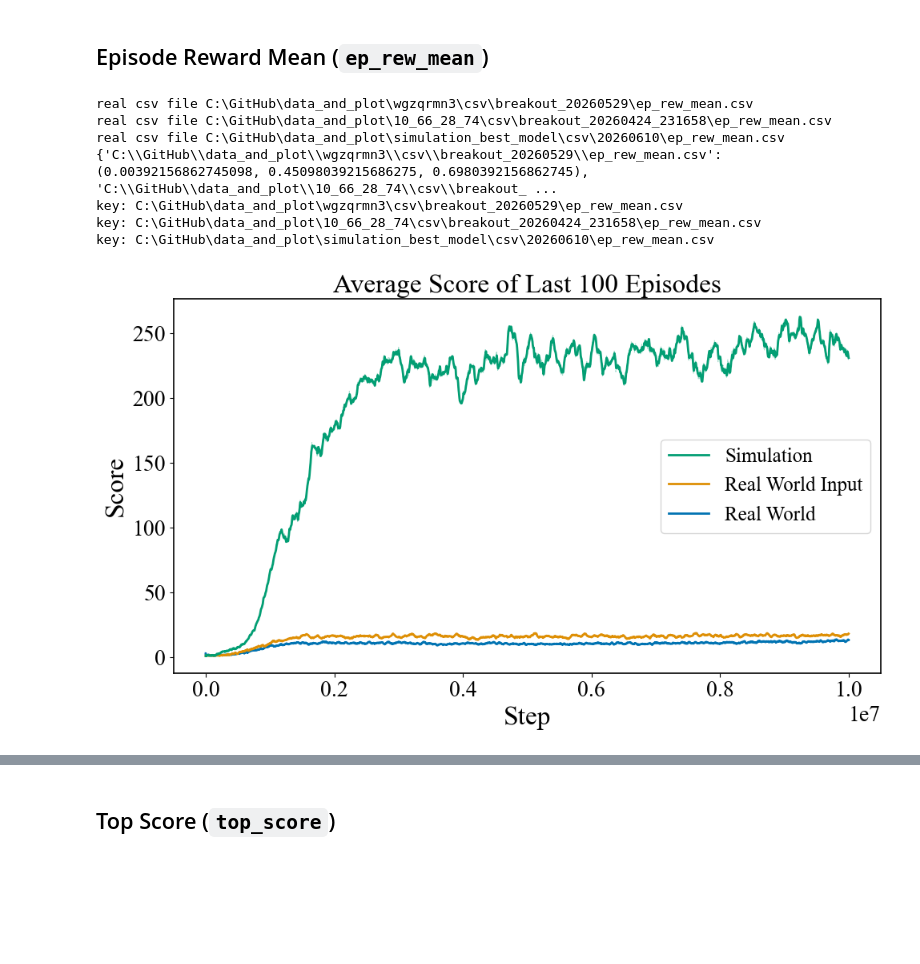
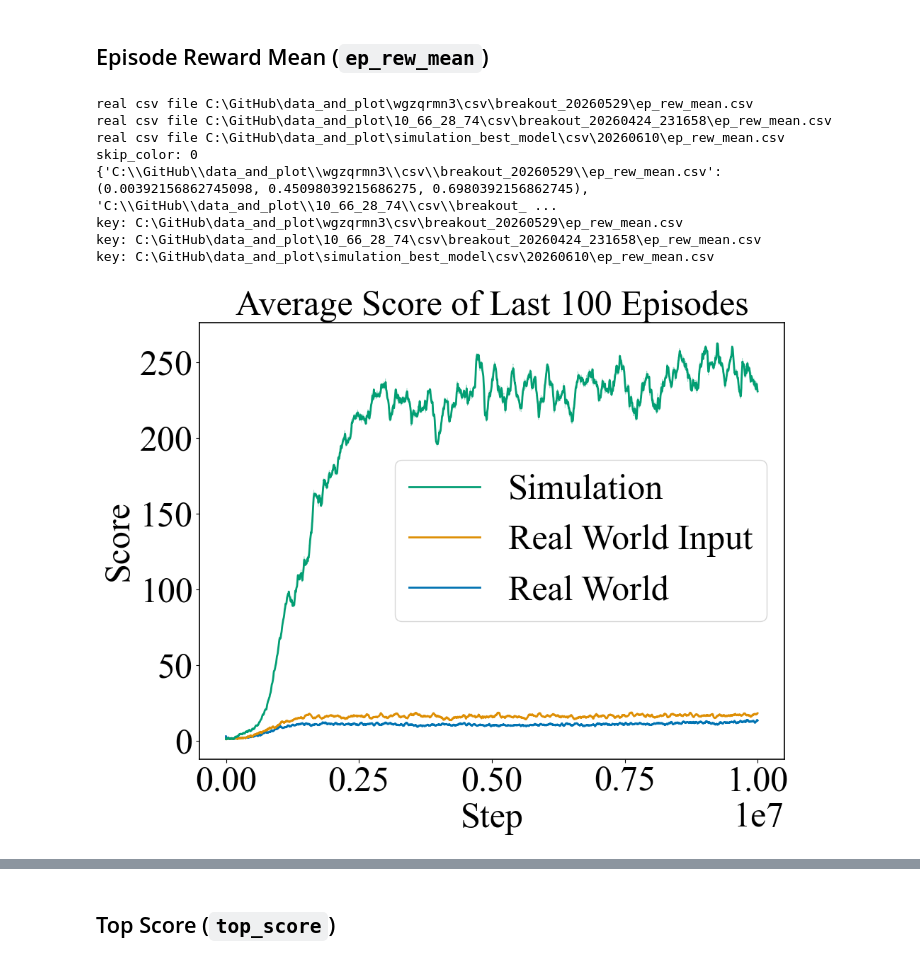
Before and after one commit to RongpingZhou/data_and_plot, a Jupyter notebook: plot.ipynb, the cells around one changed output, grey strips where cells are left out. Cells and saved outputs as stored; diff of their text form; code cells hidden in the pictures; blank space fills up the shorter version.

```diff
--- a/plot.ipynb
+++ b/plot.ipynb
@@ -234,7 +234,7 @@ def plot_rl_curves(
     x_label="Step",
     y_label="Value",
     y_lim=None,
-    figsize=(10, 6),
+    figsize=(10, 8),
     window_size=10,
     is_legend=True,
     save_path=None,
@@ -268,10 +268,10 @@ def plot_rl_curves(
         fontsize_tick:   tick label font size (default: rcParams xtick/ytick.labelsize).
     """
     # Resolve font sizes from rcParams if not provided
-    _title_fs  = fontsize_title  or plt.rcParams.get("axes.titlesize",  20)
-    _label_fs  = fontsize_label  or plt.rcParams.get("axes.labelsize",  24)
-    _legend_fs = fontsize_legend or plt.rcParams.get("legend.fontsize", 20)
-    _tick_fs   = fontsize_tick   or plt.rcParams.get("xtick.labelsize", 20)
+    _title_fs  = fontsize_title  or plt.rcParams.get("axes.titlesize",  36)
+    _label_fs  = fontsize_label  or plt.rcParams.get("axes.labelsize",  36)
+    _legend_fs = fontsize_legend or plt.rcParams.get("legend.fontsize", 36)
+    _tick_fs   = fontsize_tick   or plt.rcParams.get("xtick.labelsize", 36)
 
     # Resolve colors: use provided list, style prop_cycle, or a safe fallback
     if colors is None:
@@ -280,8 +280,14 @@ def plot_rl_curves(
                  ["red", "green", "blue", "orange", "purple", "brown"]
         color_palette='colorblind'
         # color_palette = sns.color_palette(color_palette, n_colors=len(data_dict))
+        print(f"skip_color: {skip_color}")
         color_palette = sns.color_palette(color_palette, n_colors=len(data_dict)+skip_color)
+        # print(f"type of color_palette: {type(color_palette)}")
+        # print(f"color_palette: {color_palette}")
+        # print(f"color_palette: {[color_palette[i] for i in (0, 2)]}")
+        # selected_color_palette = [color_palette[i] for i in (0, 2)]
         colors = dict(zip(data_dict, color_palette))
+        # colors = dict(zip(data_dict, selected_color_palette))
         print(colors)
     if len(colors) < len(data_dict):
         colors = [colors[i % len(colors)] for i in range(len(data_dict))]
@@ -317,9 +323,11 @@ def plot_rl_curves(
     ax.set_ylabel(y_label, fontsize=_label_fs)
     ax.tick_params(axis="x", labelsize=_tick_fs)
     ax.tick_params(axis="y", labelsize=_tick_fs)
+    ax.xaxis.get_offset_text().set_fontsize(_tick_fs)
     if is_legend:
         ax.legend(fontsize=_legend_fs, reverse=True)
     if save_path:
+        # fig.savefig(f"{save_path}.png", dpi=dpi, bbox_inches="tight")
         fig.savefig(f"{save_path}.pdf", dpi=dpi, bbox_inches="tight")
     fig.tight_layout()
     plt.show()
@@ -399,35 +410,42 @@ real_world_input_ep_rew_mean = "C:\\GitHub\\data_and_plot\\10_66_28_74\\csv\\bre
 simulation_ep_rew_mean = "C:\\GitHub\\data_and_plot\\simulation_best_model\\csv\\20260610\\ep_rew_mean.csv"
 
 keys = [real_world_ep_rew_mean, real_world_input_ep_rew_mean, simulation_ep_rew_mean]
+# keys = [real_world_ep_rew_mean, simulation_ep_rew_mean]
 
 legend_map = {
     real_world_ep_rew_mean: "Real World",
     real_world_input_ep_rew_mean: "Real World Input",
     simulation_ep_rew_mean: "Simulation",
 }
 
 data_ep_rew = {key: read_rl_csv("ep_rew_mean", key) for key in keys}
 
 plot_rl_curves(
     data_ep_rew,
     legend_map=legend_map,
     title="Average Score of Last 100 Episodes",
     x_label="Step",
     y_label="Score",
-    figsize=(10, 6),
+    figsize=(10, 8),
     window_size=10,
     save_path='three_system',
     is_legend=True,
+    # skip_color = 1,
+    fontsize_title=36,
+    fontsize_label=36,
+    fontsize_legend=36,
+    fontsize_tick=36,
 )
 # %% [output]
 real csv file C:\GitHub\data_and_plot\wgzqrmn3\csv\breakout_20260529\ep_rew_mean.csv
 real csv file C:\GitHub\data_and_plot\10_66_28_74\csv\breakout_20260424_231658\ep_rew_mean.csv
 real csv file C:\GitHub\data_and_plot\simulation_best_model\csv\20260610\ep_rew_mean.csv
+skip_color: 0
 {'C:\\GitHub\\data_and_plot\\wgzqrmn3\\csv\\breakout_20260529\\ep_rew_mean.csv': (0.00392156862745098, 0.45098039215686275, 0.6980392156862745), 'C:\\GitHub\\data_and_plot\\10_66_28_74\\csv\\breakout_ ...
 key: C:\GitHub\data_and_plot\wgzqrmn3\csv\breakout_20260529\ep_rew_mean.csv
 key: C:\GitHub\data_and_plot\10_66_28_74\csv\breakout_20260424_231658\ep_rew_mean.csv
 key: C:\GitHub\data_and_plot\simulation_best_model\csv\20260610\ep_rew_mean.csv
-[figure, old version]
+[figure, new version]
 # %%
 # keys = ["real_world", "simulation_with_real_world_input", "simulation"]
 # legend_map = {
```
Also changed, not shown: parts of 43 cells of this notebook.
